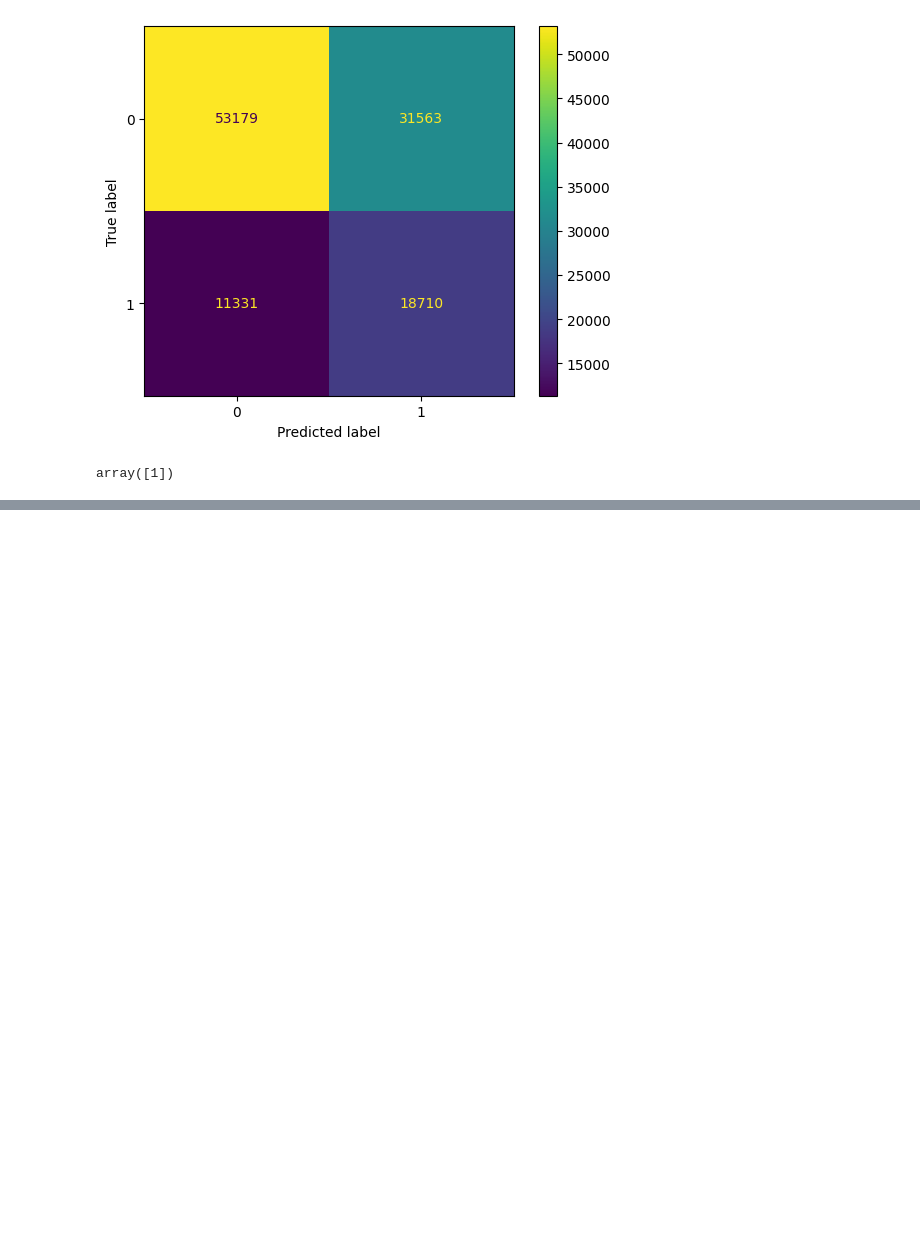
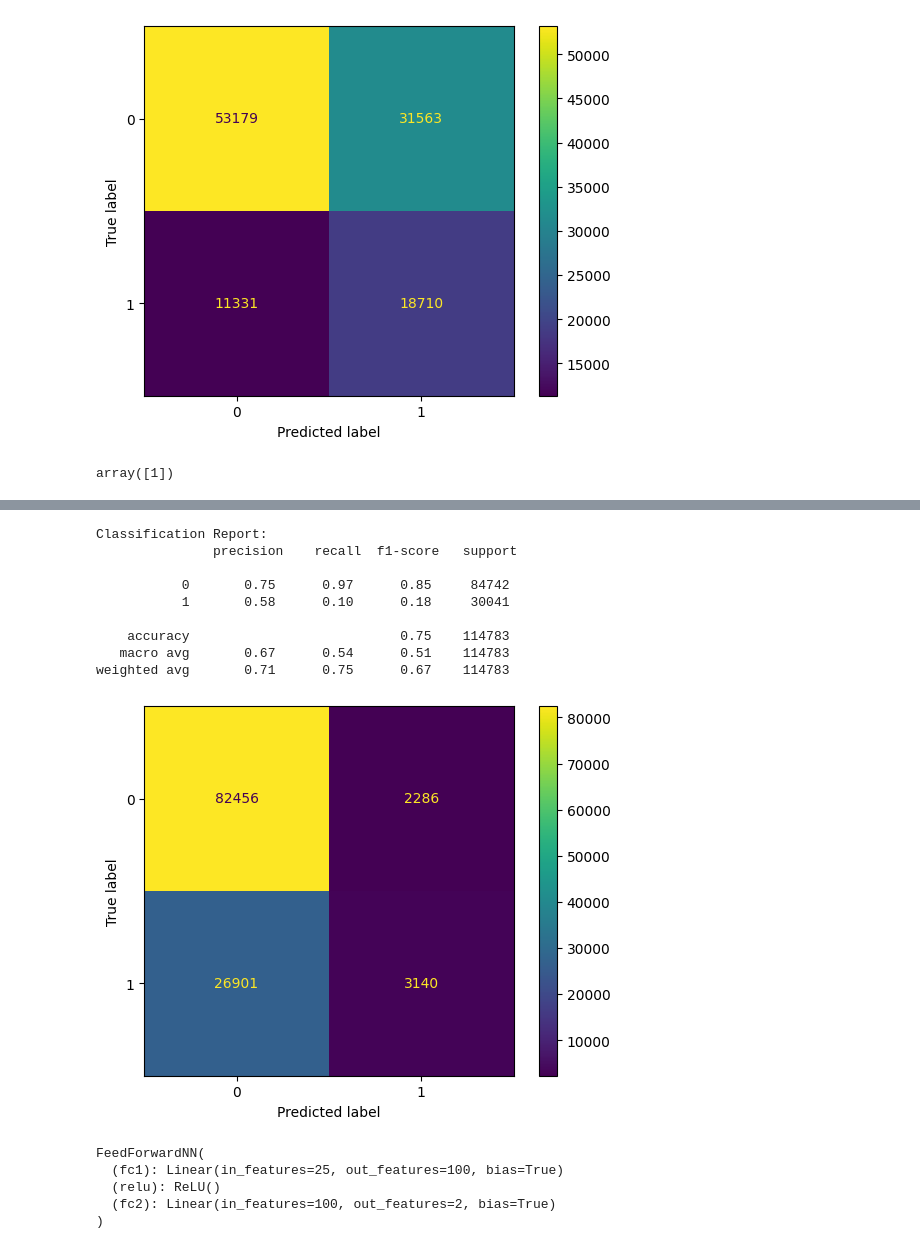
Before and after one commit to SinnnwL/SCIA_2025_GRP8_NLP, a Jupyter notebook: logistic_regression.ipynb, the cells around one changed output, grey strips where cells are left out. Saved outputs shown, nothing was run; the diff lists cells and outputs as text; code cells hidden in the pictures; blank space fills up the shorter version.

```diff
--- a/logistic_regression.ipynb
+++ b/logistic_regression.ipynb
@@ -361,0 +345,9 @@ array([1])
+# %%
+batch_size = 64
+num_epochs = 20
+# %%
+
+train_loader = torch.utils.data.DataLoader(dataset=train_dataset, batch_size=batch_size, shuffle=True)
+test_loader = torch.utils.data.DataLoader(dataset=test_dataset, batch_size=batch_size, shuffle=False)
+criterion = nn.CrossEntropyLoss()
+optimizer = torch.optim.Adam(model_nn.parameters(), lr=0.005)
@@ -361,0 +404,8 @@ array([1])
+# %%
+spoiler = 'Lyes dies at the end of the movie'
+res = vectorize(spoiler, wv)
+res_tensor = torch.tensor(res, dtype=torch.float32)
+model_nn.eval()
+output = model_nn(res_tensor)
+_, predicted = torch.max(output.data, 0)
+predicted
@@ -361,0 +414,8 @@ array([1])
+# %%
+y_pred = []
+y_true = []
+for data, labels in test_loader:
+    y_true.extend(labels.tolist())
+    outputs = model_nn(data)
+    _, predicted = torch.max(outputs.data, 1)
+    y_pred.extend(predicted.tolist())
@@ -361,0 +442,26 @@ array([1])
+# %%
+print("Classification Report:\n", classification_report(y_true, y_pred))
+cm = confusion_matrix(y_true, y_pred, labels=[0, 1])
+disp = ConfusionMatrixDisplay(confusion_matrix=cm,
+                                display_labels=[0, 1])
+disp.plot()
+plt.show()
+# %% [output]
+Classification Report:
+               precision    recall  f1-score   support
+
+           0       0.75      0.97      0.85     84742
+           1       0.58      0.10      0.18     30041
+
+    accuracy                           0.75    114783
+   macro avg       0.67      0.54      0.51    114783
+weighted avg       0.71      0.75      0.67    114783
+[figure, added]
+# %%
+print(model_nn)
+# %% [output]
+FeedForwardNN(
+  (fc1): Linear(in_features=25, out_features=100, bias=True)
+  (relu): ReLU()
+  (fc2): Linear(in_features=100, out_features=2, bias=True)
+)
```
Also changed, not shown: parts of 30 cells of this notebook.
